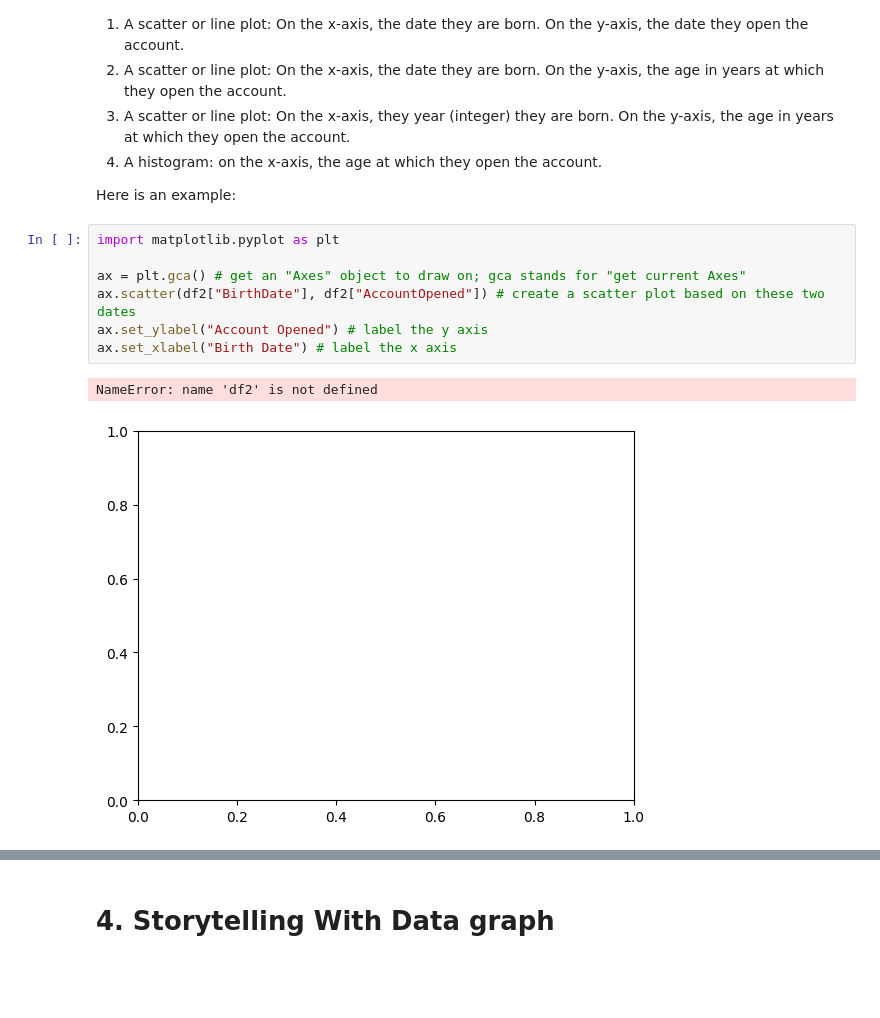
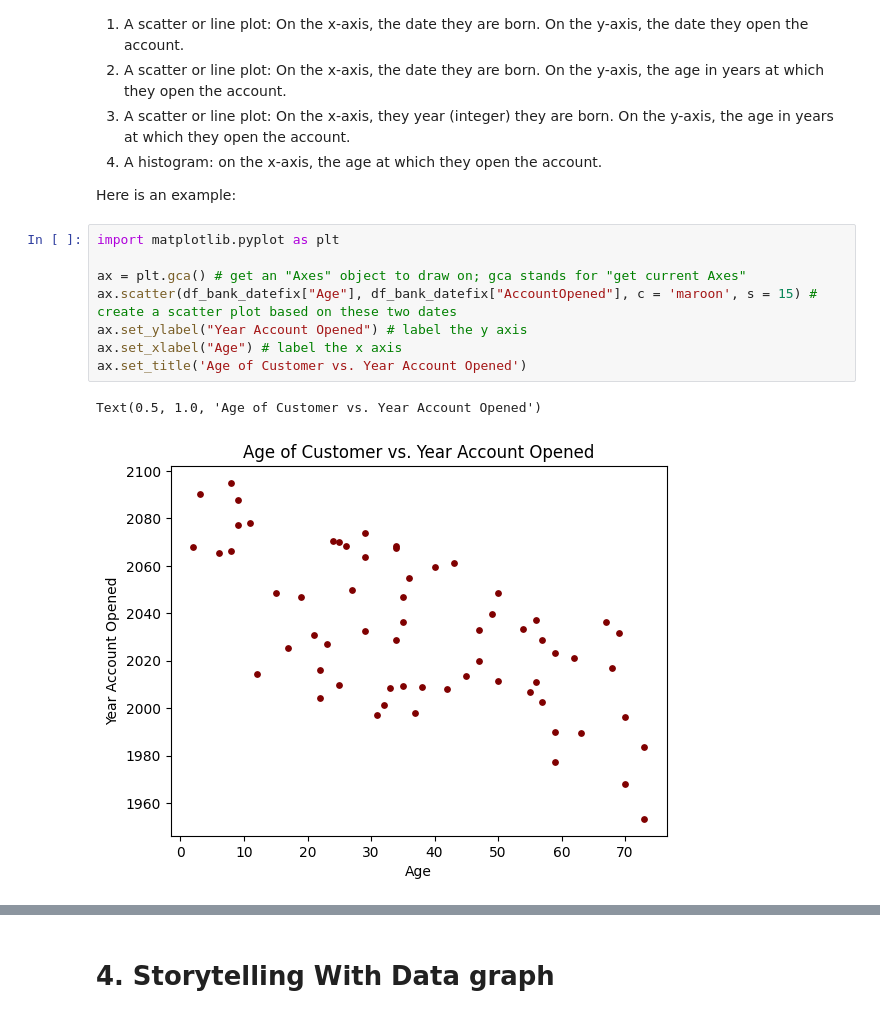
Before and after one commit to eghatzis0527/DX699---HW-Assignments, a Jupyter notebook: OMDS-ModB2-Week1-Hatzis-Eleni.ipynb, the cells around one changed output, grey strips where cells are left out. Cells and saved outputs as stored; diff of their text form; blank space fills up the shorter version.

```diff
--- a/OMDS-ModB2-Week1-Hatzis-Eleni.ipynb
+++ b/OMDS-ModB2-Week1-Hatzis-Eleni.ipynb
@@ -530,10 +530,11 @@ Here is an example:
 # %%
 import matplotlib.pyplot as plt
 
 ax = plt.gca() # get an "Axes" object to draw on; gca stands for "get current Axes"
-ax.scatter(df2["BirthDate"], df2["AccountOpened"]) # create a scatter plot based on these two dates
-ax.set_ylabel("Account Opened") # label the y axis
-ax.set_xlabel("Birth Date") # label the x axis
+ax.scatter(df_bank_datefix["Age"], df_bank_datefix["AccountOpened"], c = 'maroon', s = 15) # create a scatter plot based on these two dates
+ax.set_ylabel("Year Account Opened") # label the y axis
+ax.set_xlabel("Age") # label the x axis
+ax.set_title('Age of Customer vs. Year Account Opened')
 # %% [output]
-NameError: name 'df2' is not defined
+Text(0.5, 1.0, 'Age of Customer vs. Year Account Opened')
-[figure, old version]
+[figure, new version]
```
Also changed, not shown: parts of 4 cells of this notebook.
